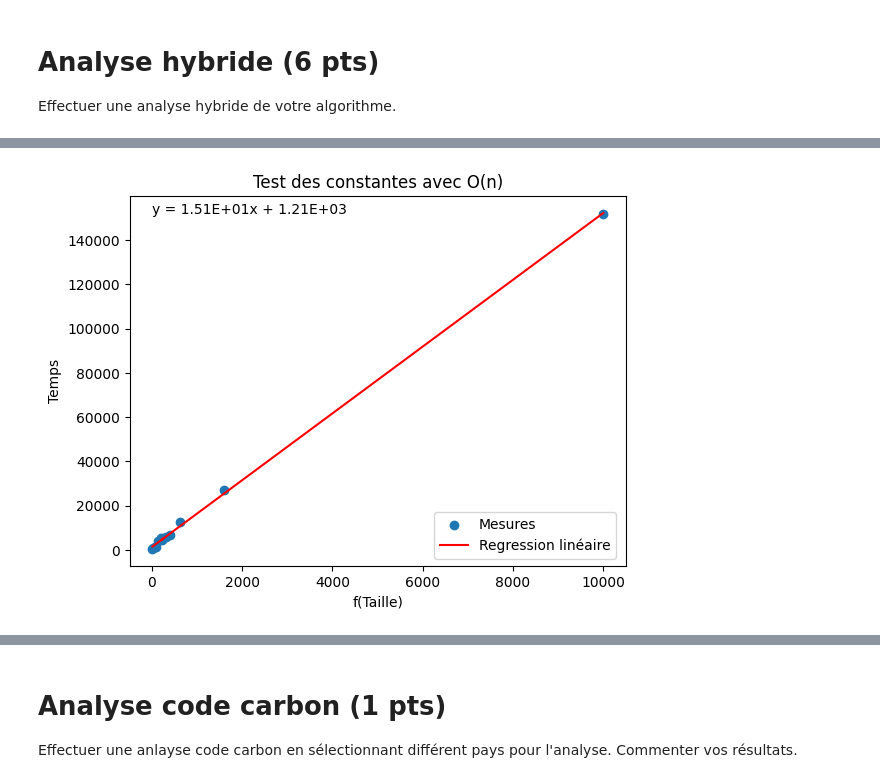
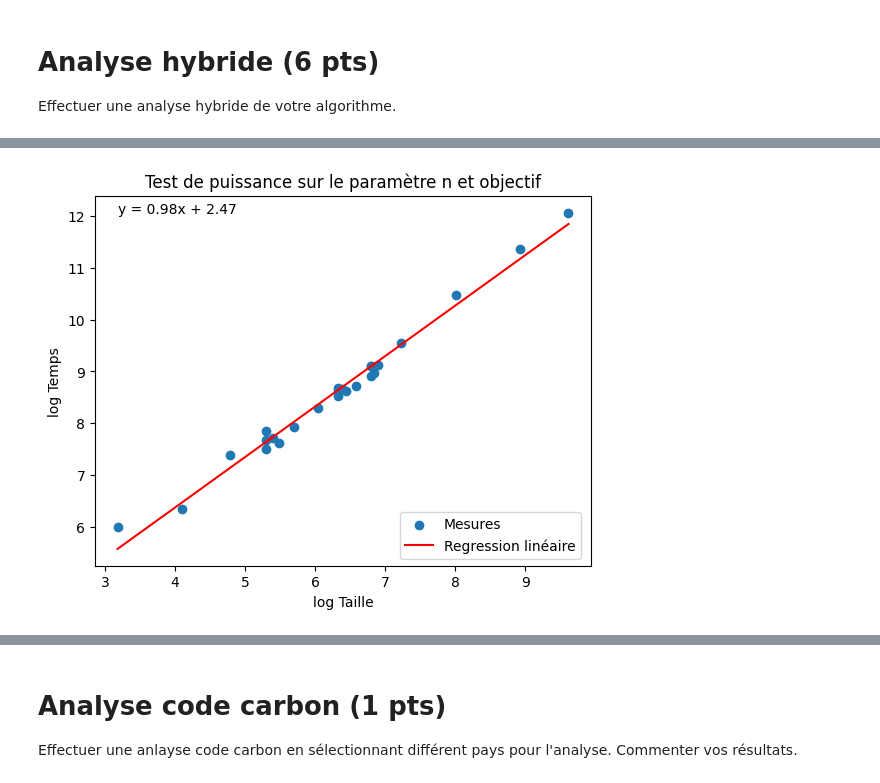
Before and after one commit to TPerronTouchette/INF8775, a Jupyter notebook: TP3_A25/2201589_2188585.ipynb, the cells around one changed output, grey strips where cells are left out. Cells and saved outputs as stored; diff of their text form; code cells hidden in the pictures.

Commit message:
add more graphics to see if there is something interesting

```diff
--- a/TP3_A25/2201589_2188585.ipynb
+++ b/TP3_A25/2201589_2188585.ipynb
@@ -669,14 +669,26 @@ specs = [
     (6, 10, 8, 4),
     (8, 15, 15, 5),
     (10, 20, 20, 5),
+    (10, 22, 20, 5),
+    (10, 20, 22, 5),
+    (10, 20, 20, 6),
+    (12, 20, 20, 5),
     (12, 25, 25, 6),
     (14, 30, 30, 6),
     (16, 35, 35, 10),
-    (15, 35, 35, 10),
+    (16, 37, 35, 10),
+    (16, 35, 37, 10),
+    (16, 35, 35, 12),
+    (18, 35, 35, 10),
     (18, 40, 40, 15),
     (20, 45, 45, 20),
+    (20, 47, 45, 20),
+    (20, 45, 47, 20),
+    (20, 45, 45, 22),
+    (22, 45, 45, 20),
     (25, 55, 55, 25),
     (40, 75, 75, 25),
+    (75, 100, 100, 30),
     (100, 150, 150, 30),
 ]
 
@@ -774,38 +789,67 @@ La boucle n'est composée que d'opérations unitaires à l'exception d'un appel
 Effectuer une analyse hybride de votre algorithme.
 # %%
 def values_test_puissance(measures: list[Measure], f):
-    return {
-        math.log(f(measure)): math.log(measure.mean_time_ms)
-        for measure in measures
-        }
+    return (
+        [math.log(f(measure)) for measure in measures],
+        [math.log(measure.mean_time_ms) for measure in measures]
+    )
 
 def puissance_n(measure: Measure):
     return measure.n
 
-def values_test_rapport(measures, f):
-    return {
-        measure.n: measure.mean_time_ms / f(measure.n)
-        for measure in measures
-        }
+def puissance_alphabet(measure: Measure):
+    return measure.alphabet_size
 
-def rapport_fonction(n):
-    return n ** 2
+def puissance_target(measure: Measure):
+    return measure.nb_targets
 
-def rapport_fonction_more_complex(n):
-    return n ** 3
+def puissance_banned(measure: Measure):
+    return measure.nb_banned
 
-def rapport_fonction_less_complex(n):
-    return n
+def puissance_n_and_target(measure: Measure):
+    return measure.n * measure.nb_targets
+
+def values_test_rapport(measures, f, g):
+    return (
+        [measure.n for measure in measures],
+        [measure.mean_time_ms / f(measure) for measure in measures]
+    )
+
+def rapport_size_n(measure: Measure):
+    return measure.n
+
+def rapport_size_n_and_target(measure: Measure):
+    return measure.n * measure.nb_targets
+
+def rapport_fonction(measure: Measure):
+    return measure.n ** 2
+
+def rapport_fonction_test(measure: Measure):
+    return measure.n * measure.nb_targets
+
+def rapport_fonction_more_complex(measure: Measure):
+    return measure.n ** 3
+
+def rapport_fonction_less_complex(measure: Measure):
+    return measure.n
 
 def values_test_constantes(measures, f):
-    return {
-        f(measure.n): measure.mean_time_ms
-        for measure in measures
-         }
+    return (
+        [f(measure) for measure in measures],
+        [measure.mean_time_ms for measure in measures]
+    )
 
 display_test_puissance(values_test_puissance(results, puissance_n), title="Test de puissance sur le paramètre n")
-display_test_rapport(values_test_rapport(results, rapport_fonction), title="Test du rapport avec O(n ** 2)")
-display_test_rapport(values_test_rapport(results, rapport_fonction_more_complex), title="Test du rapport avec O(n ** 3) - (Surestimation attendue)")
-display_test_rapport(values_test_rapport(results, rapport_fonction_less_complex), title="Test du rapport avec O(n) - (Sous-estimation attendue)")
-display_test_constantes(values_test_constantes(results, rapport_fonction), title="Test des constantes avec O(n)")
+display_test_puissance(values_test_puissance(results, puissance_alphabet), title="Test de puissance sur le paramètre alphabet")
+display_test_puissance(values_test_puissance(results, puissance_target), title="Test de puissance sur le paramètre objectif")
+display_test_puissance(values_test_puissance(results, puissance_banned), title="Test de puissance sur le paramètre bannie")
+display_test_puissance(values_test_puissance(results, puissance_n_and_target), title="Test de puissance sur le paramètre n et objectif")
+
+display_test_rapport(values_test_rapport(results, rapport_fonction, rapport_size_n), title="Test du rapport avec O(n ** 2)")
+display_test_rapport(values_test_rapport(results, rapport_fonction_more_complex, rapport_size_n), title="Test du rapport avec O(n ** 3) - (Surestimation attendue)")
+display_test_rapport(values_test_rapport(results, rapport_fonction_less_complex, rapport_size_n), title="Test du rapport avec O(n) - (Sous-estimation attendue)")
+display_test_rapport(values_test_rapport(results, rapport_fonction_test, rapport_size_n_and_target), title="Test du rapport avec O(n * nb_objectif) - (test)")
+
+display_test_constantes(values_test_constantes(results, rapport_fonction), title="Test des constantes avec O(n ** 2)")
+display_test_constantes(values_test_constantes(results, rapport_fonction_test), title="Test des constantes avec O(n * nb_objectif)")
 # %% [output]
@@ -816 +860 @@ display_test_constantes(values_test_constantes(results, rapport_fonction), title
-[figure, old version]
+[figure, new version]
```
Also changed, not shown: parts of 4 cells of this notebook.
